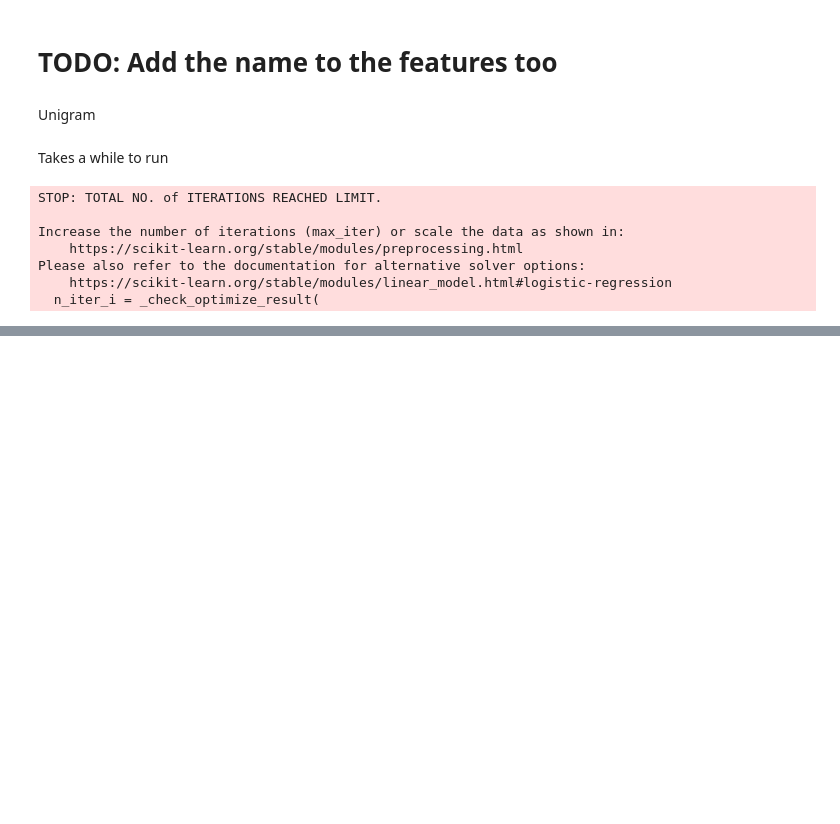
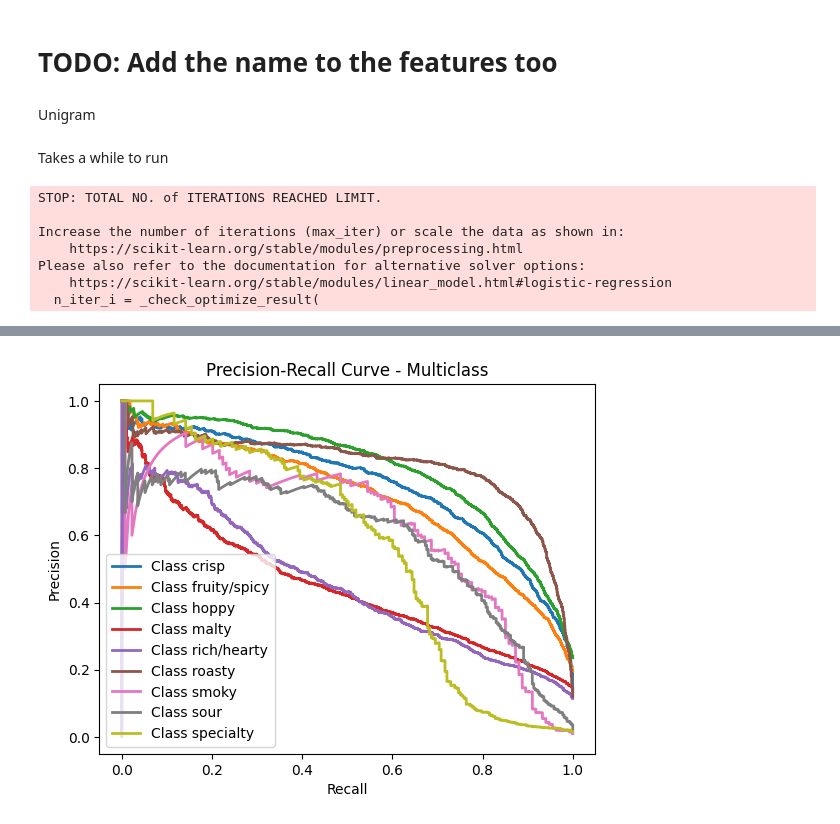
Before and after one commit to EdwardLinS/CSE158-BryanEdwardJesse, a Jupyter notebook: beers/notebook.ipynb, the cells around one changed output, grey strips where cells are left out. Cells and saved outputs as stored; diff of their text form; code cells hidden in the pictures; blank space fills up the shorter version.

```diff
--- a/beers/notebook.ipynb
+++ b/beers/notebook.ipynb
@@ -487,0 +535,13 @@ n-grams
+# %%
+# Plot precision-recall curve for each class
+for i in range(len(mod.classes_)):
+    precision, recall, _ = precision_recall_curve(y_bin[:, i], yprob[:, i])
+    plt.plot(recall, precision, lw=2, label=f'Class {mod.classes_[i]}')
+
+plt.xlabel('Recall')
+plt.ylabel('Precision')
+plt.title('Precision-Recall Curve - Multiclass')
+plt.legend(loc='best')
+plt.show()
+# %% [output]
+[figure, added]
```
Also changed, not shown: parts of 31 cells of this notebook, 1 other file.
